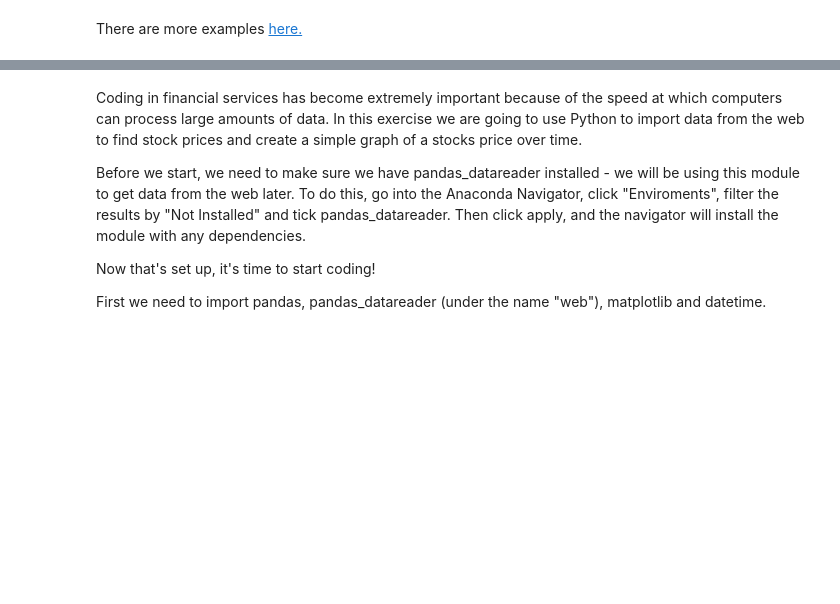
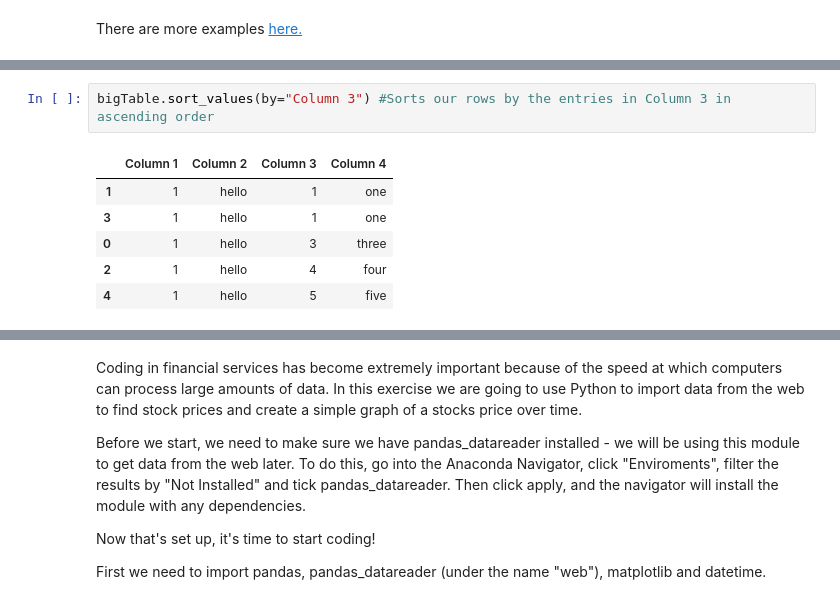
Before and after one commit to rtreharne/HiPy-Mathematics, a Jupyter notebook: Python for Mathematics - Data Analysis for Finance using Pandas.ipynb, the cells around one changed output, grey strips where cells are left out. Saved outputs shown, nothing was run; the diff lists cells and outputs as text; blank space fills up the shorter version.

```diff
--- a/Python for Mathematics - Data Analysis for Finance using Pandas.ipynb
+++ b/Python for Mathematics - Data Analysis for Finance using Pandas.ipynb
@@ -49,0 +77,9 @@ There are more examples [here.](http://pandas.pydata.org/pandas-docs/stable/dsin
+# %%
+bigTable.sort_values(by="Column 3") #Sorts our rows by the entries in Column 3 in ascending order
+# %% [output]
+|  | Column 1 | Column 2 | Column 3 | Column 4 |
+| 1 | 1 | hello | 1 | one |
+| 3 | 1 | hello | 1 | one |
+| 0 | 1 | hello | 3 | three |
+| 2 | 1 | hello | 4 | four |
+| 4 | 1 | hello | 5 | five |
```
Also changed, not shown: parts of 24 cells of this notebook.
